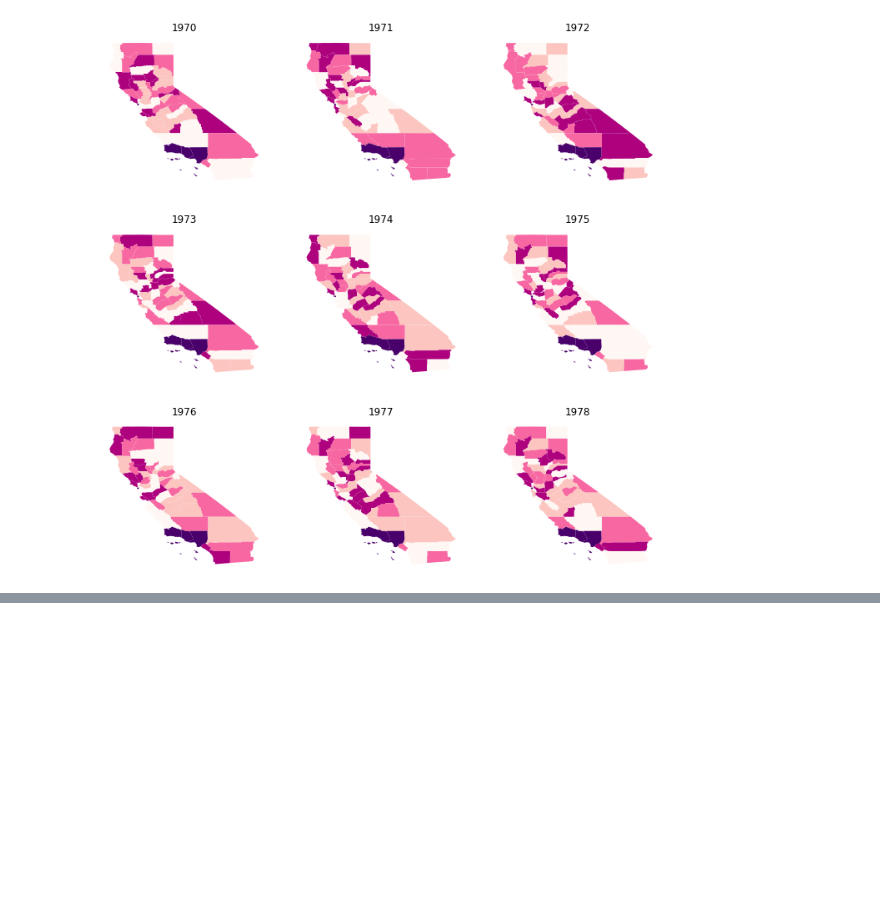
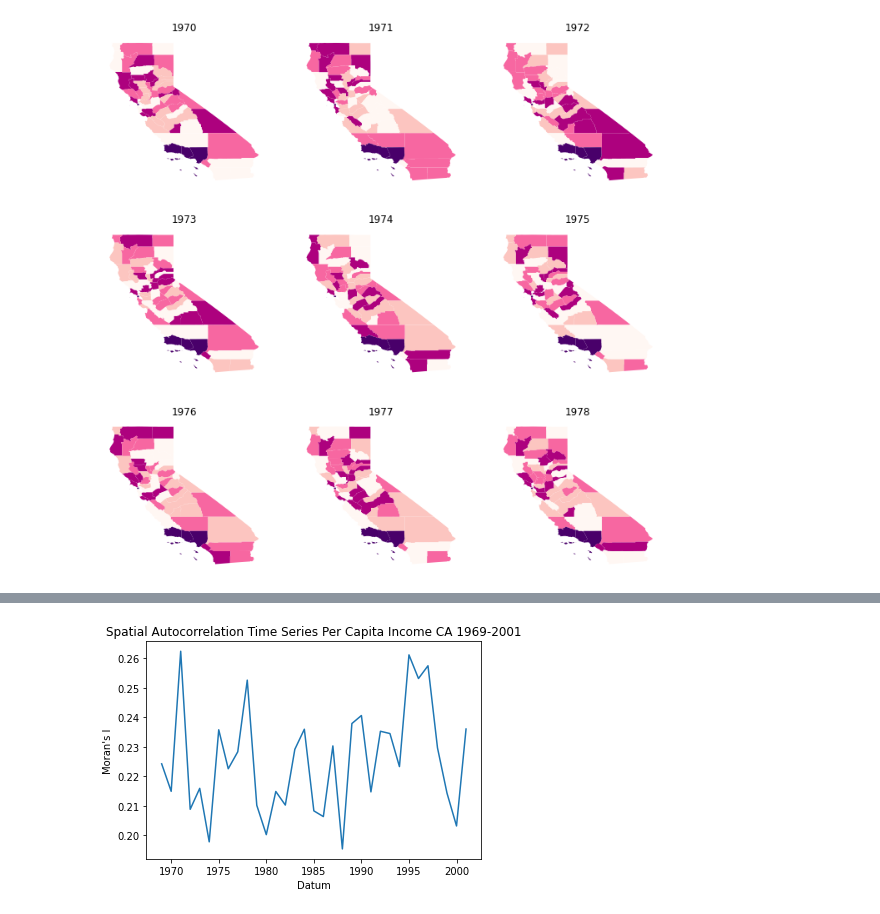
Before and after one commit to moiraone/spatialstats, a Jupyter notebook: STARSlab.ipynb, the cells around one changed output, grey strips where cells are left out. Saved outputs shown, nothing was run; the diff lists cells and outputs as text; code cells hidden in the pictures; blank space fills up the shorter version.

```diff
--- a/STARSlab.ipynb
+++ b/STARSlab.ipynb
@@ -283,3 +285,9 @@ table
 | 1999 | 0.214247 | 0.006 |
 | 2000 | 0.203114 | 0.022 |
 | 2001 | 0.236029 | 0.005 |
+# %%
+sns.lineplot(x='Datum', y="Moran's I", data=table)
+plt.title('Spatial Autocorrelation Time Series Per Capita Income CA 1969-2001')
+plt.show()
+# %% [output]
+[figure, added]
```
Also changed, not shown: parts of 6 cells of this notebook.
